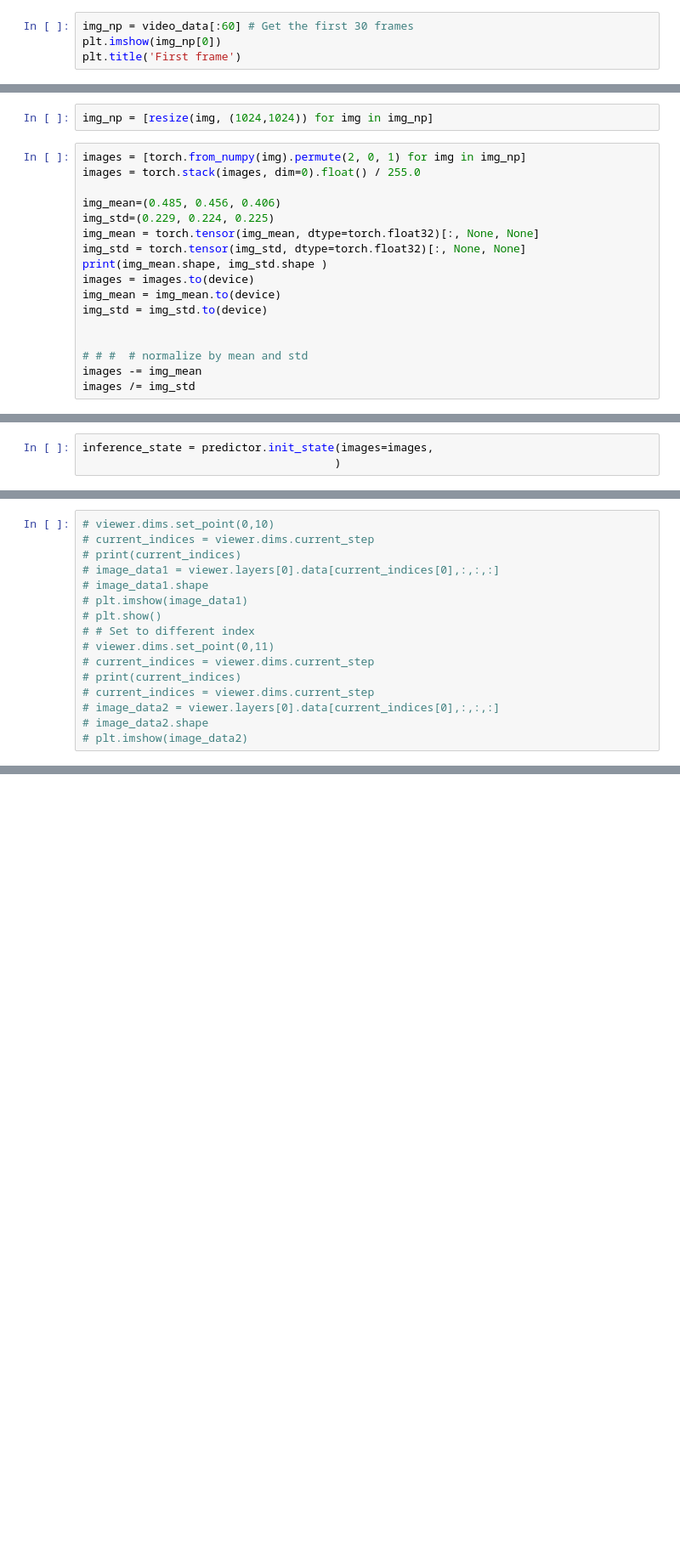
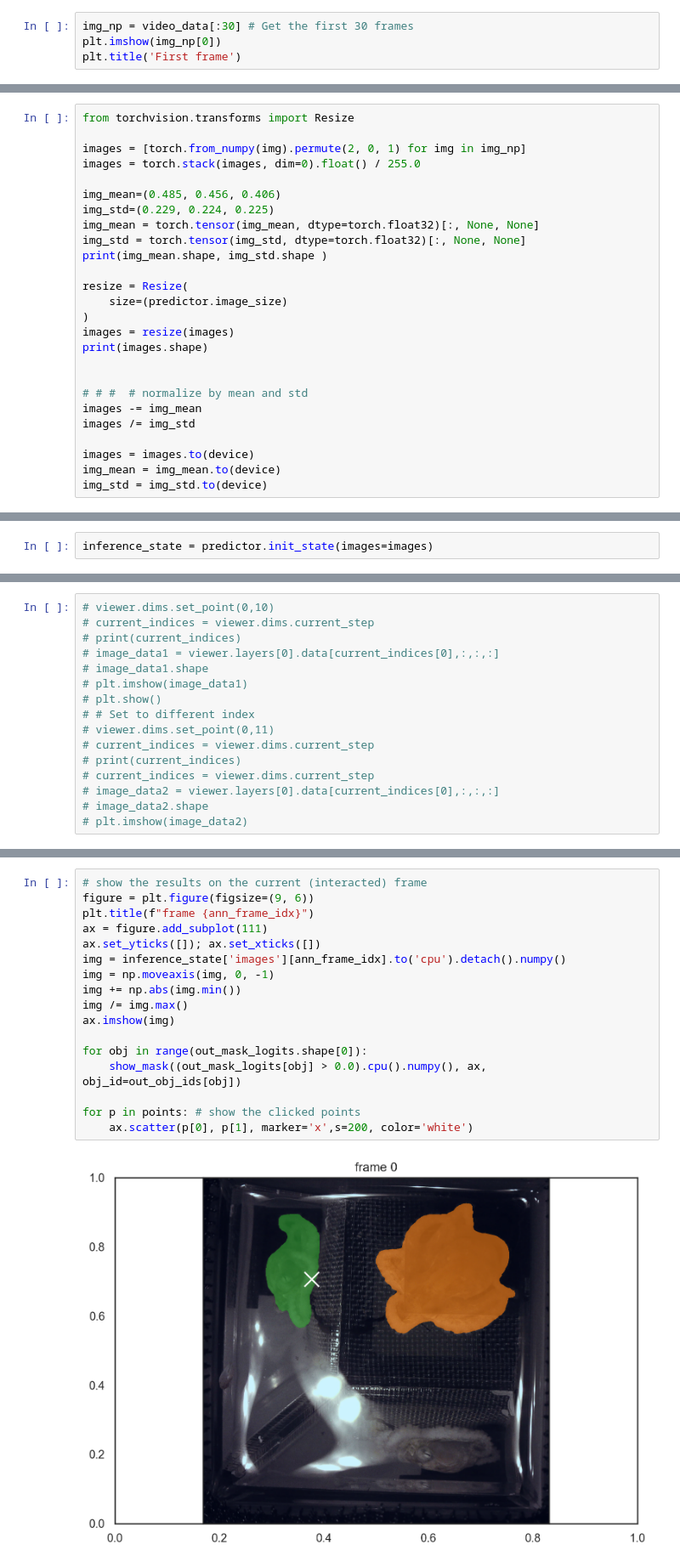
Before and after one commit to horsto/OCTRON-GUI, a Jupyter notebook: octron/notebooks/napari_tests.ipynb, the cells around one changed output, grey strips where cells are left out. Shown at 85% size. Cells and saved outputs as stored; diff of their text form; blank space fills up the shorter version.

Commit message:
Prediction on single frames works with OCTRON

```diff
--- a/octron/notebooks/napari_tests.ipynb
+++ b/octron/notebooks/napari_tests.ipynb
@@ -82,7 +83,7 @@ Mean: 44.8, Std: 42.8
 # %%
 # We want to get tdeo inference state initialization
 # %%
-img_np = video_data[:60] # Get the first 30 frames
+img_np = video_data[:30] # Get the first 30 frames
 plt.imshow(img_np[0])
 plt.title('First frame')
 # %% [output]
@@ -97,6 +96,6 @@ from skimage.transform import resize
-# %%
-img_np = [resize(img, (1024,1024)) for img in img_np]
 # %%
+from torchvision.transforms import Resize
+
 images = [torch.from_numpy(img).permute(2, 0, 1) for img in img_np]
 images = torch.stack(images, dim=0).float() / 255.0
 
@@ -105,13 +104,20 @@ img_std=(0.229, 0.224, 0.225)
 img_mean = torch.tensor(img_mean, dtype=torch.float32)[:, None, None]
 img_std = torch.tensor(img_std, dtype=torch.float32)[:, None, None]
 print(img_mean.shape, img_std.shape )
-images = images.to(device)
-img_mean = img_mean.to(device)
-img_std = img_std.to(device)
+
+resize = Resize(
+    size=(predictor.image_size)
+)
+images = resize(images)
+print(images.shape)
 
 
 # # #  # normalize by mean and std
 images -= img_mean
 images /= img_std
+
+images = images.to(device)
+img_mean = img_mean.to(device)
+img_std = img_std.to(device)
 # %% [output]
 torch.Size([3, 1, 1]) torch.Size([3, 1, 1])
@@ -122,3 +125,2 @@ torch.Size([60, 3, 1024, 1024])
 # %%
-inference_state = predictor.init_state(images=images,
-                                      )
+inference_state = predictor.init_state(images=images)
@@ -140,0 +198,19 @@ inference_state = predictor.init_state(images=images,
+# %%
+# show the results on the current (interacted) frame
+figure = plt.figure(figsize=(9, 6))
+plt.title(f"frame {ann_frame_idx}")
+ax = figure.add_subplot(111)
+ax.set_yticks([]); ax.set_xticks([])
+img = inference_state['images'][ann_frame_idx].to('cpu').detach().numpy()
+img = np.moveaxis(img, 0, -1)
+img += np.abs(img.min())
+img /= img.max()
+ax.imshow(img)
+
+for obj in range(out_mask_logits.shape[0]):
+    show_mask((out_mask_logits[obj] > 0.0).cpu().numpy(), ax, obj_id=out_obj_ids[obj])
+
+for p in points: # show the clicked points
+    ax.scatter(p[0], p[1], marker='x',s=200, color='white')
+# %% [output]
+[figure, added]
```
Also changed, not shown: parts of 11 cells of this notebook, 1 other file.
